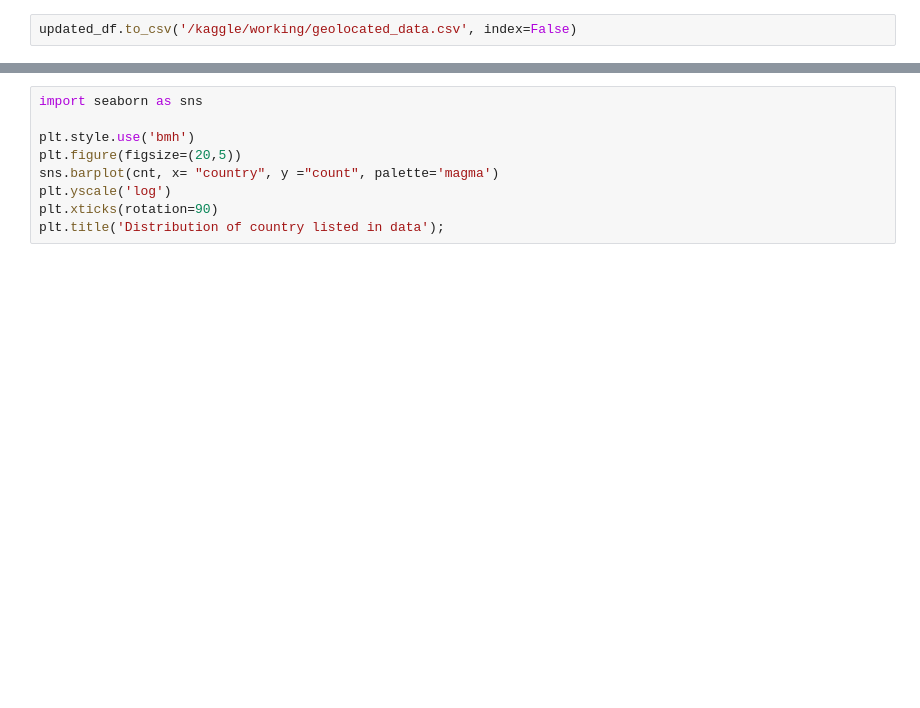
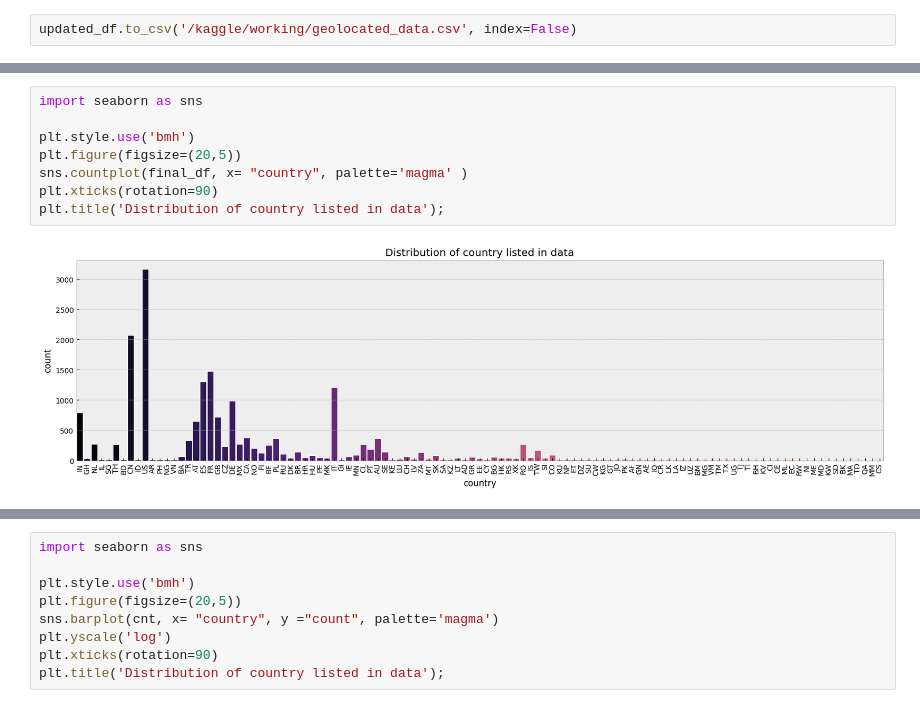
Before and after one commit to NadzeyaShastak/Jupyter-portfolio, a Jupyter notebook: air-polution-analysis-on-air-quality.ipynb, the cells around one changed output, grey strips where cells are left out. Drawn from its saved outputs; the diff is of its cells as text; blank space fills up the shorter version.

```diff
--- a/air-polution-analysis-on-air-quality.ipynb
+++ b/air-polution-analysis-on-air-quality.ipynb
@@ -408,3 +498,13 @@ Now let's see a country list.
+# %%
+import seaborn as sns
+
+plt.style.use('bmh')
+plt.figure(figsize=(20,5))
+sns.countplot(final_df, x= "country", palette='magma' )
+plt.xticks(rotation=90)
+plt.title('Distribution of country listed in data');
+# %% [output]
+[figure, added]
 # %%
 cnt_query = """
     SELECT country,COUNT(country) as `count`
```
Also changed, not shown: parts of 30 cells of this notebook.
